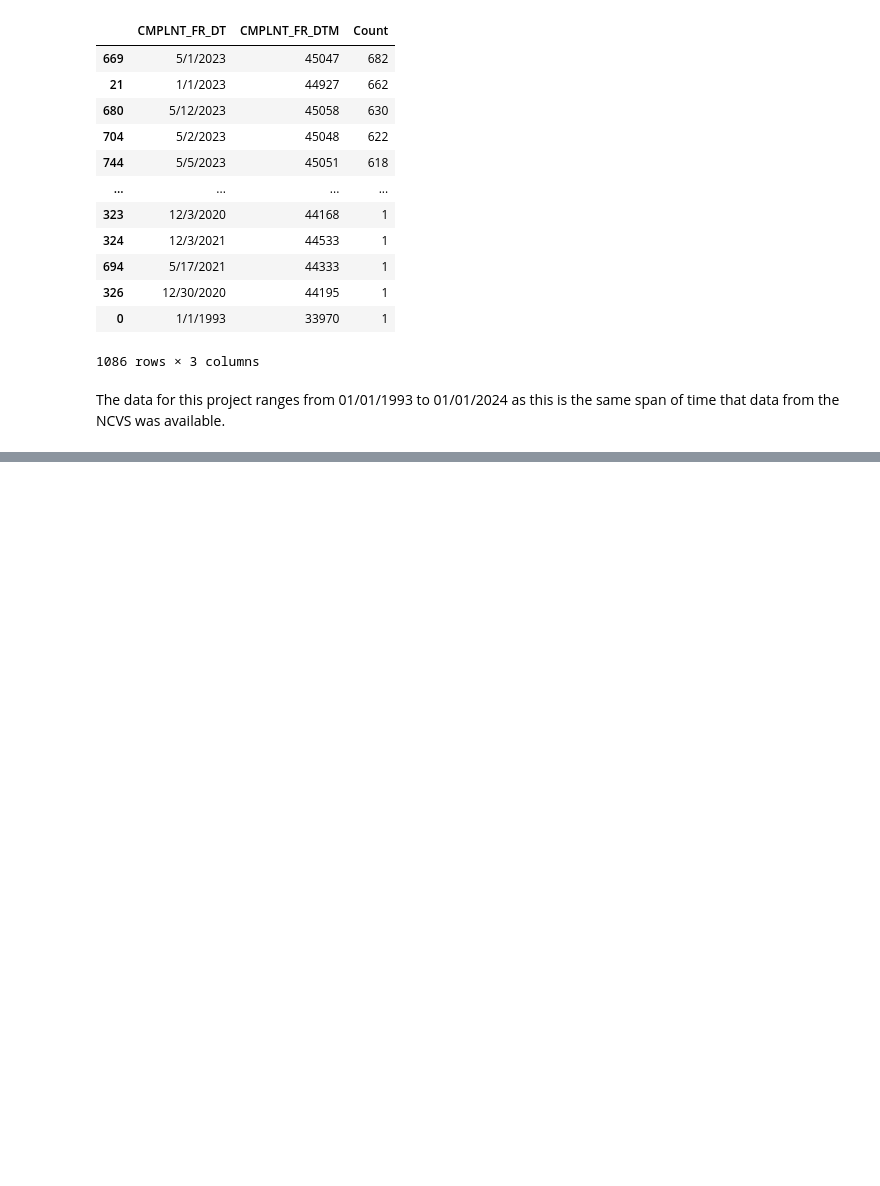
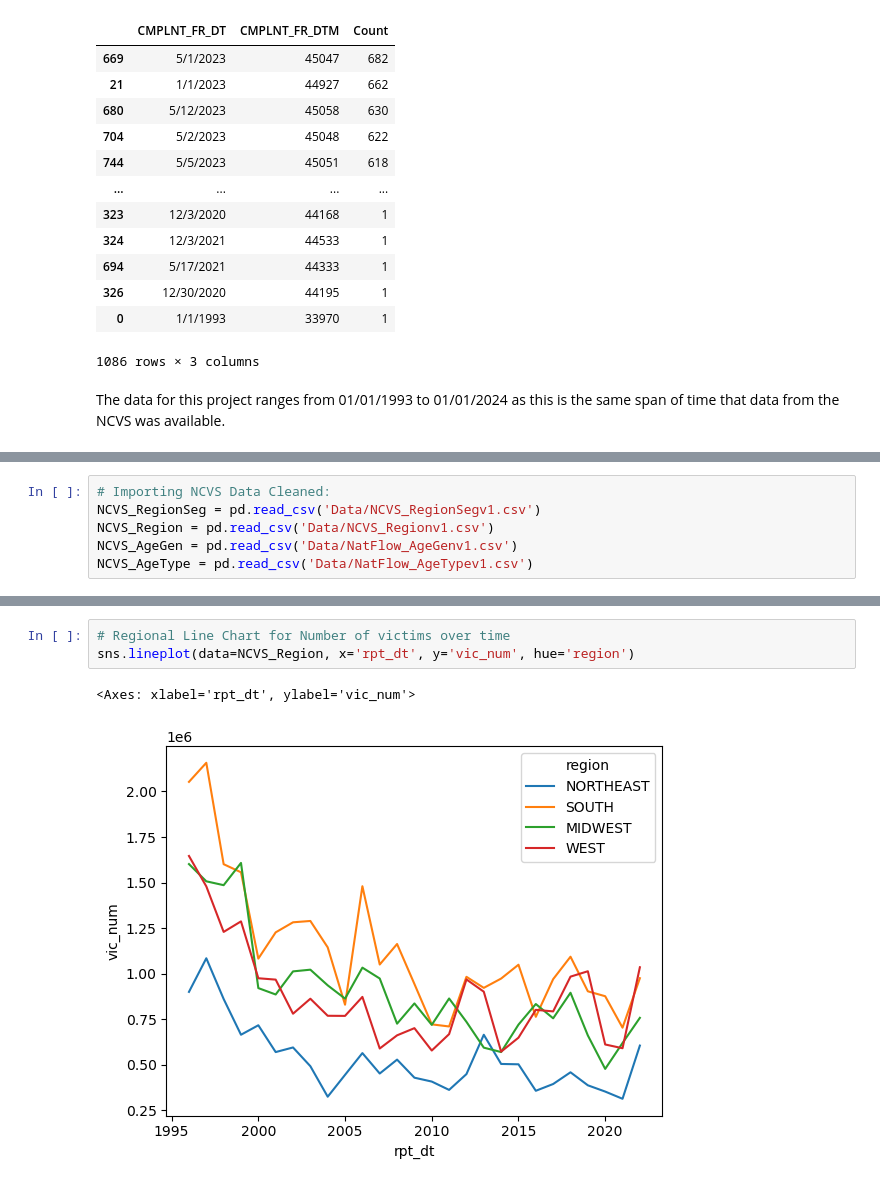
Before and after one commit to accoffin12/CrimeVictimAnalysis_Capstone, a Jupyter notebook: Crime Victim Data Exploration Analysis.ipynb, the cells around one changed output, grey strips where cells are left out. Saved outputs shown, nothing was run; the diff lists cells and outputs as text; blank space fills up the shorter version.

```diff
--- a/Crime Victim Data Exploration Analysis.ipynb
+++ b/Crime Victim Data Exploration Analysis.ipynb
@@ -156,0 +198,6 @@ plt.show()
+# %%
+# Importing NCVS Data Cleaned:
+NCVS_RegionSeg = pd.read_csv('Data/NCVS_RegionSegv1.csv')
+NCVS_Region = pd.read_csv('Data/NCVS_Regionv1.csv')
+NCVS_AgeGen = pd.read_csv('Data/NatFlow_AgeGenv1.csv')
+NCVS_AgeType = pd.read_csv('Data/NatFlow_AgeTypev1.csv')
@@ -156,0 +247,6 @@ plt.show()
+# %%
+# Regional Line Chart for Number of victims over time
+sns.lineplot(data=NCVS_Region, x='rpt_dt', y='vic_num', hue='region')
+# %% [output]
+<Axes: xlabel='rpt_dt', ylabel='vic_num'>
+[figure, added]
```
Also changed, not shown: parts of 13 cells of this notebook, 2 other files.
